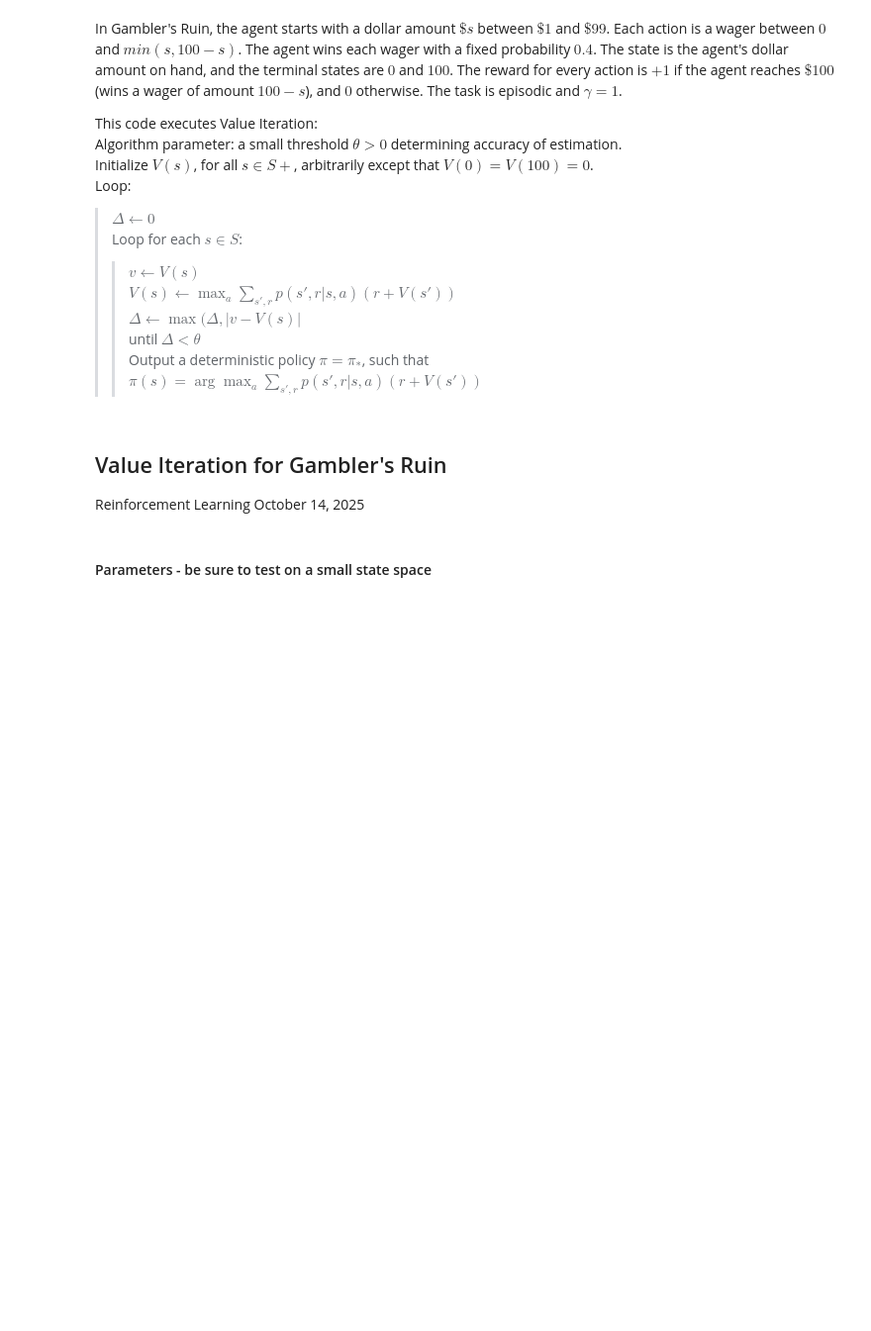
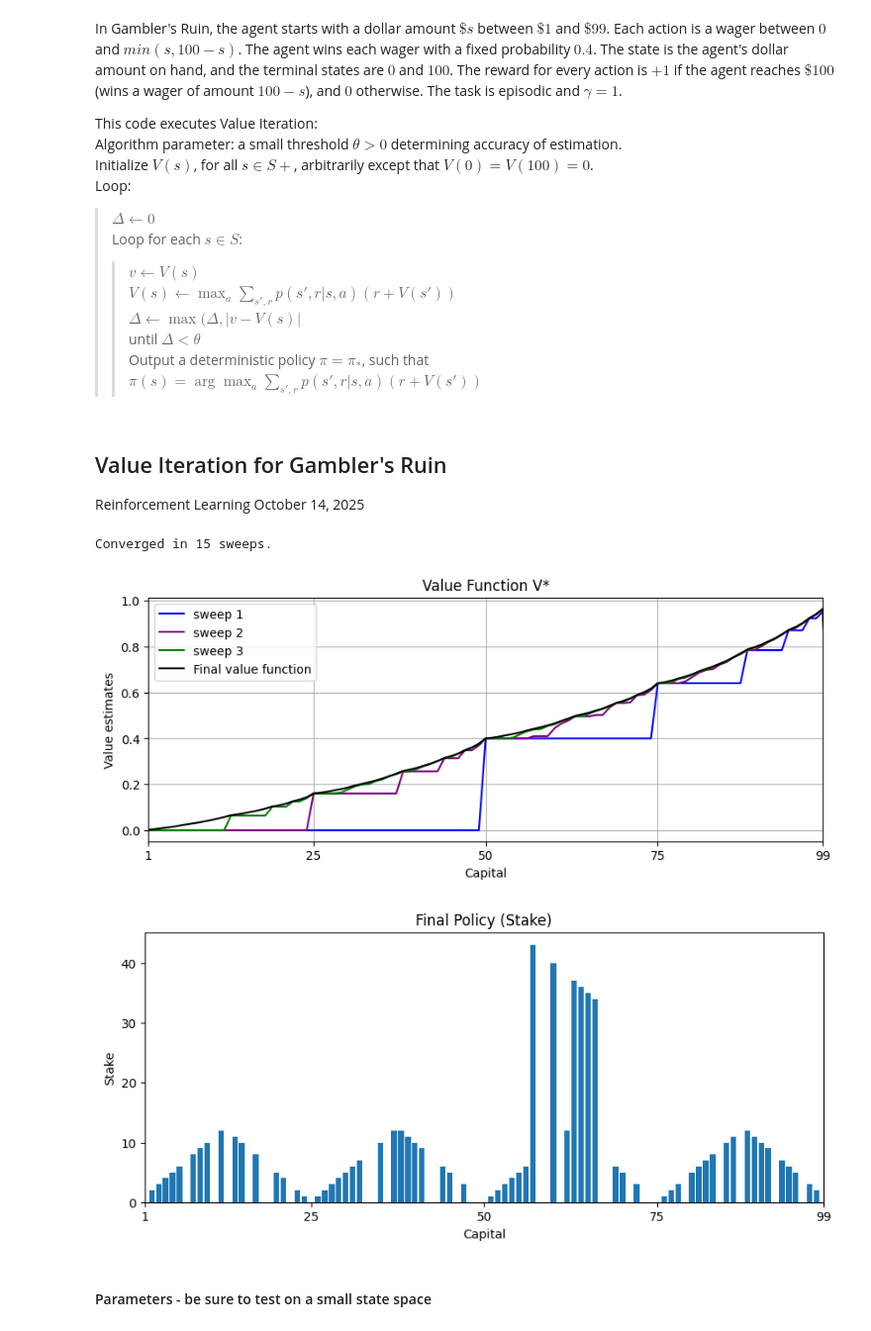
Before and after one commit to BilgeBengisu/Coding-Practices, a Jupyter notebook: MonteCarloSmallGridWorld/GridWorld/Gamblers Ruin Value Iteration.ipynb, the cells around one changed output. Shown: that part at 99% size. Drawn from its saved outputs; the diff is of its cells as text; code cells hidden in the pictures; blank space fills up the shorter version.

Commit message:
gambler's ruin is implemented to completion, the policy graph look s slightly different than the book

```diff
--- a/MonteCarloSmallGridWorld/GridWorld/Gamblers Ruin Value Iteration.ipynb
+++ b/MonteCarloSmallGridWorld/GridWorld/Gamblers Ruin Value Iteration.ipynb
@@ -48,3 +85,43 @@ def value_iteration(p_h=0.4, theta=0.0001, gamma=1):
+# %%
+import matplotlib.pyplot as plt
+
+# run value & policy iteration combined in one function
+V, policy, value_sweeps = value_iteration()
+
+# Value function plot with sweep values
+colors = ['blue', 'purple', 'green', 'yellow']
+labels = ['sweep 1', 'sweep 2', 'sweep 3', 'sweep 32']
+sweep_values = [1, 2, 3, 32]
+
+plt.figure(figsize=(10, 8))
+
+plt.subplot(2, 1, 1)
+for i, sweep in enumerate(sweep_values):
+    if sweep in value_sweeps:
+        plt.plot(value_sweeps[sweep], color=colors[i], label=labels[i])
+
+plt.plot(V, color='black', label='Final value function', linewidth=1.5)
+plt.title("Value Function V*")
+plt.xlabel("Capital")
+plt.xticks([1, 25, 50, 75, 99])
+plt.xlim(1, 99)
+plt.ylabel("Value estimates")
+plt.grid()
+plt.legend()
+
+# Policy plot
+plt.figure(figsize=(10, 4))
+plt.bar(range(101), policy)
+plt.title("Final Policy (Stake)")
+plt.xlabel("Capital")
+plt.xlim(1, 99)
+plt.xticks([1, 25, 50, 75, 99])
+plt.ylabel("Stake")
+plt.show()
+# %% [output]
+Converged in 15 sweeps.
+[figure, added]
+[figure, added]
 # %% [markdown]
 #### Parameters - be sure to test on a small state space
 # %%
```
Also changed, not shown: parts of 4 cells of this notebook.
